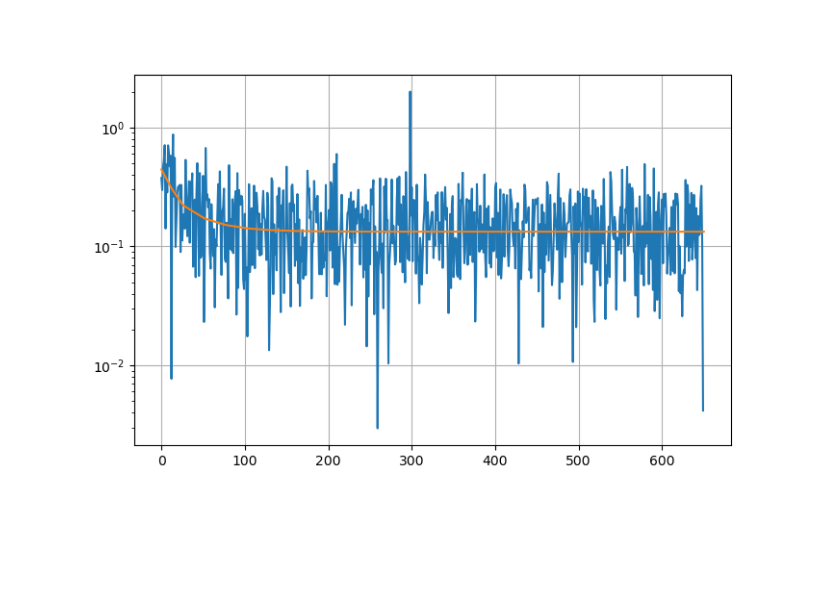
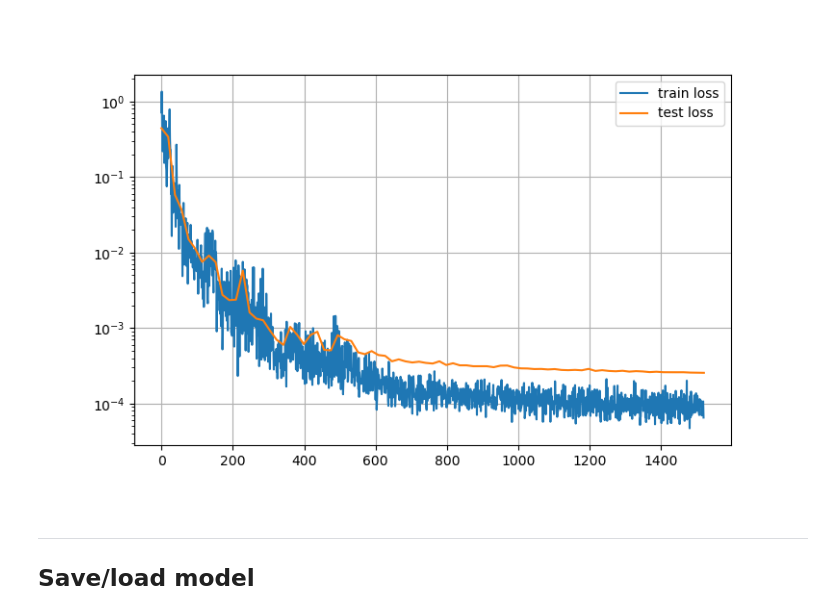
Before and after one commit to DenisPur/HomeWork-SimpleNN, a Jupyter notebook: main.ipynb, the cells around one changed output. Drawn from its saved outputs; the diff is of its cells as text; code cells hidden in the pictures; blank space fills up the shorter version.

Commit message:
models + ansamble

```diff
--- a/main.ipynb
+++ b/main.ipynb
@@ -124,0 +133,3 @@ test_dataset = MyDataset(test_tensor)
+# %%
+train_tensor = torch.load('./data/train_tensor.t')
+test_tensor = torch.load('./data/test_tensor.t')
@@ -154,14 +188,14 @@ Learning
 # %%
-model = SimpleNet()
+model = ReLUNet()
 
-optimizer = torch.optim.Adam(model.parameters(), lr=1e-3, weight_decay=1e-8)
-scheduler = torch.optim.lr_scheduler.StepLR(optimizer, step_size=2, gamma=0.5)
+optimizer = torch.optim.Adam(model.parameters(), lr=1e-2, weight_decay=1e-8)
+scheduler = torch.optim.lr_scheduler.StepLR(optimizer, step_size=5, gamma=0.8)
 model_loss = torch.nn.MSELoss()
+
+epochs = 80
+batch_size = 30
-# %%
-batch_size = 50
-train_loader = torch.utils.data.DataLoader(train_dataset, batch_size, shuffle=True)
 # %%
-epochs = 50
+train_loader = torch.utils.data.DataLoader(train_dataset, batch_size, shuffle=True)
 
 running_loss = []
 test_loss = []
@@ -170,11 +204,11 @@ traits = test_dataset.get_x()
 targets = test_dataset.get_y()
 result = model(traits)
 test_loss.append(model_loss(targets, result).item())
-print('test loss = ', test_loss[-1])
 
 
 for epo in range(epochs):
-    print(f'inside epoch {epo+1:>3}', end=' ############### \n')
+    sys.stdout.write(f'# inside epoch {epo+1:>3} \r')
+    sys.stdout.flush()
     model.train()
 
     i = 0
@@ -184,8 +218,8 @@ for epo in range(epochs):
         loss = model_loss(evaluated, targets)
 
         running_loss.append(loss.item())
-        sys.stdout.write(f'{i} -- {loss.item()}\r')
-        sys.stdout.flush()
+        # sys.stdout.write(f'{i} -- {loss.item()}\r')
+        # sys.stdout.flush()
 
         optimizer.zero_grad()
         loss.backward()
@@ -195,8 +229,9 @@ for epo in range(epochs):
     targets = test_dataset.get_y()
     result = model(traits)
     test_loss.append(model_loss(targets, result).item())
-    print('test loss = ', test_loss[-1])
 
     scheduler.step()
     model.eval()
+
+print('\n\n# test loss = ', test_loss[-1])
 # %% [output]
@@ -220,9 +241,15 @@ test loss =  0.1328798085451126
 # %%
 fig, ax = plt.subplots(figsize=(8,5))
 
-plt.plot(running_loss)
-plt.plot([(i) * len(running_loss) / (len(test_loss)-1) for i in range(len(test_loss))], test_loss)
+plt.plot(running_loss, label='train loss')
+plt.plot([(i) * len(running_loss) / (len(test_loss)-1) for i in range(len(test_loss))], test_loss,
+         label = 'test loss')
 plt.yscale('log')
+plt.legend()
 plt.grid()
 # %% [output]
-[figure, old version]
+[figure, new version]
+# %% [markdown]
+---
+Save/load model
+---
```
Also changed, not shown: parts of 39 cells of this notebook, 13 other files.
